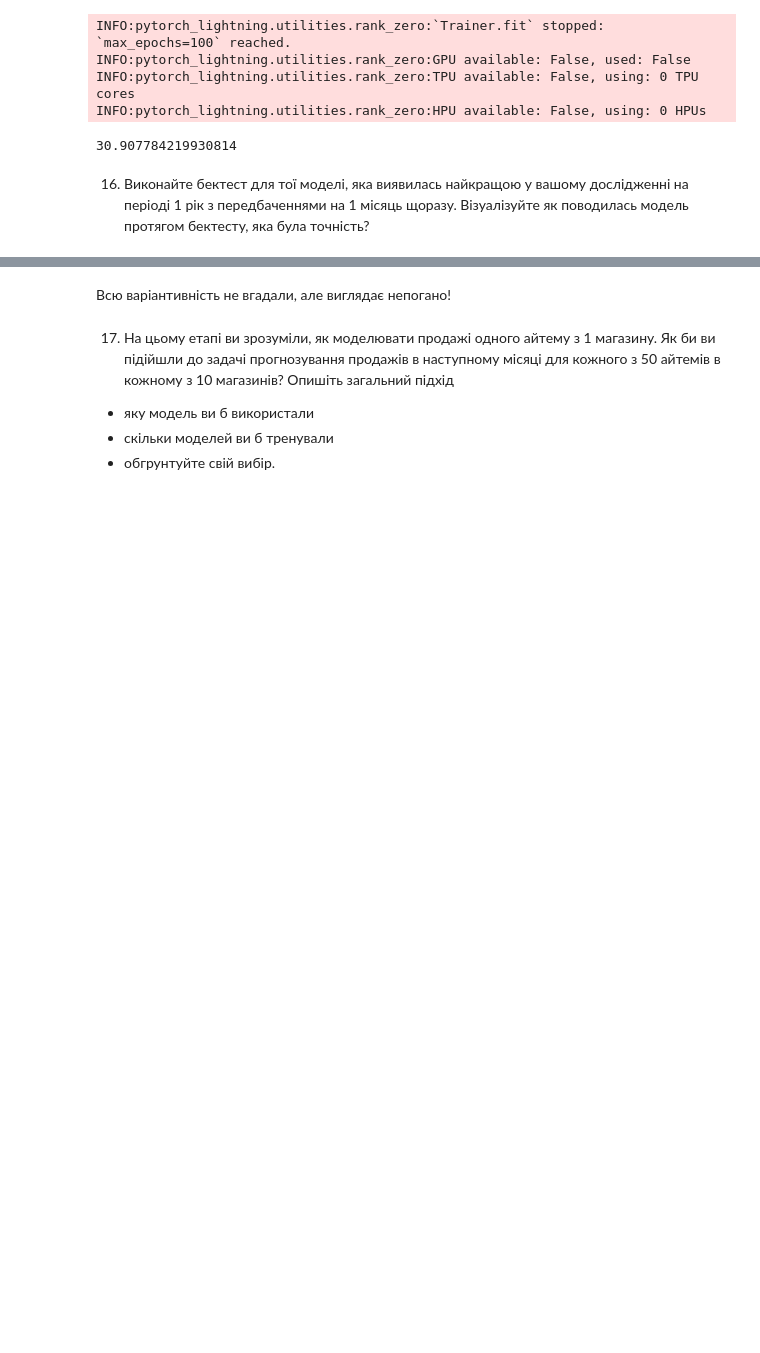
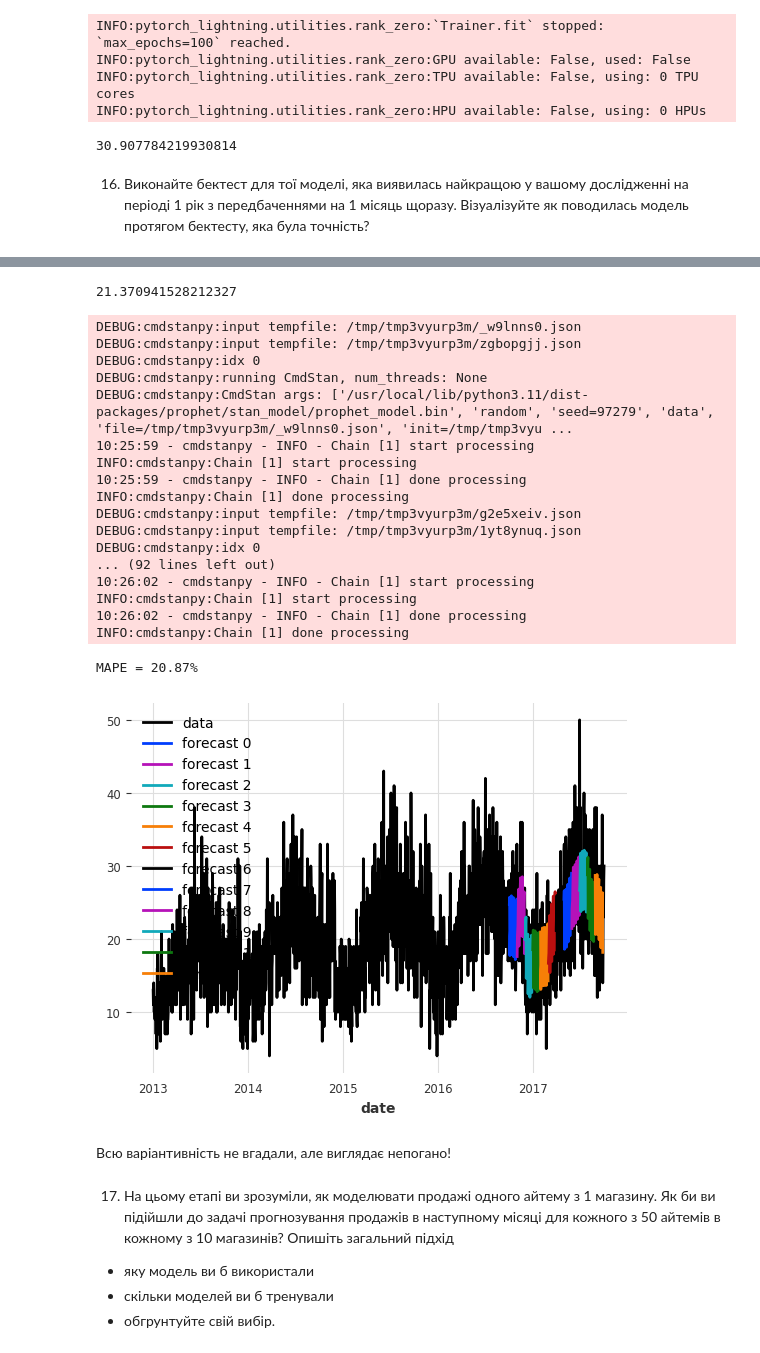
Before and after one commit to Daria-Lytvynenko/ML_course, a Jupyter notebook: HW_2_5_Time_Series_Analysis.ipynb, the cells around one changed output, grey strips where cells are left out. Saved outputs shown, nothing was run; the diff lists cells and outputs as text; code cells hidden in the pictures; blank space fills up the shorter version.

```diff
--- a/HW_2_5_Time_Series_Analysis.ipynb
+++ b/HW_2_5_Time_Series_Analysis.ipynb
@@ -495,3 +502,8 @@ INFO:pytorch_lightning.utilities.rank_zero:HPU available: False, using: 0 HPUs
 30.907784219930814
 # %% [markdown]
 16. Виконайте бектест для тої моделі, яка виявилась найкращою у вашому дослідженні на періоді 1 рік з передбаченнями на 1 місяць щоразу. Візуалізуйте як поводилась модель протягом бектесту, яка була точність?
+# %%
+prophet_model = Prophet()
+prophet_model.fit(item1_train)
+forecast =prophet_model.predict(92)
+mape(item1_val, forecast)
@@ -497,0 +522,9 @@ INFO:pytorch_lightning.utilities.rank_zero:HPU available: False, using: 0 HPUs
+# %%
+hfc_params = {
+    "series": item1_train,
+    "start": pd.Timestamp("2016-10-01"),
+    "forecast_horizon": 30,
+    "verbose": True,
+}
+
+historical_fcast = prophet_model.historical_forecasts(last_points_only=True, **hfc_params)
@@ -498,3 +549,37 @@ INFO:pytorch_lightning.utilities.rank_zero:HPU available: False, using: 0 HPUs
+# %%
+mape(item1_train, historical_fcast)
+# %% [output]
+21.370941528212327
+# %%
+historical_fcast_all = prophet_model.historical_forecasts(last_points_only=False, stride=30, **hfc_params)
+
+item1_train.plot(label="data")
+for idx, hfc in enumerate(historical_fcast_all):
+    hfc.plot(label=f"forecast {idx}")
+
+from darts import concatenate
+historical_fcast_all = concatenate(historical_fcast_all, axis=0)
+print(f"MAPE = {mape(item1_train, historical_fcast_all):.2f}%")
+# %% [output]
+DEBUG:cmdstanpy:input tempfile: /tmp/tmp3vyurp3m/_w9lnns0.json
+DEBUG:cmdstanpy:input tempfile: /tmp/tmp3vyurp3m/zgbopgjj.json
+DEBUG:cmdstanpy:idx 0
+DEBUG:cmdstanpy:running CmdStan, num_threads: None
+DEBUG:cmdstanpy:CmdStan args: ['/usr/local/lib/python3.11/dist-packages/prophet/stan_model/prophet_model.bin', 'random', 'seed=97279', 'data', 'file=/tmp/tmp3vyurp3m/_w9lnns0.json', 'init=/tmp/tmp3vyu ...
+10:25:59 - cmdstanpy - INFO - Chain [1] start processing
+INFO:cmdstanpy:Chain [1] start processing
+10:25:59 - cmdstanpy - INFO - Chain [1] done processing
+INFO:cmdstanpy:Chain [1] done processing
+DEBUG:cmdstanpy:input tempfile: /tmp/tmp3vyurp3m/g2e5xeiv.json
+DEBUG:cmdstanpy:input tempfile: /tmp/tmp3vyurp3m/1yt8ynuq.json
+DEBUG:cmdstanpy:idx 0
+... (92 lines left out)
+10:26:02 - cmdstanpy - INFO - Chain [1] start processing
+INFO:cmdstanpy:Chain [1] start processing
+10:26:02 - cmdstanpy - INFO - Chain [1] done processing
+INFO:cmdstanpy:Chain [1] done processing
+MAPE = 20.87%
+[figure, added]
 # %% [markdown]
 Всю варіантивність не вгадали, але виглядає непогано!
 # %% [markdown]
```
Also changed, not shown: parts of 6 cells of this notebook.
